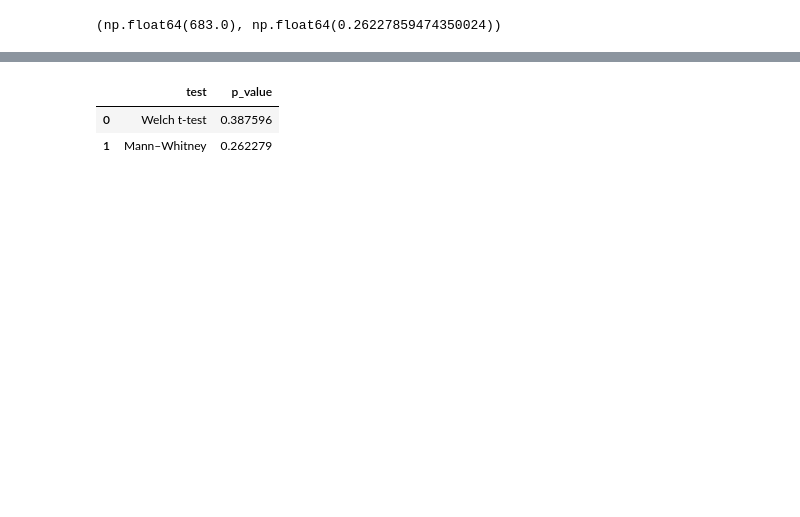
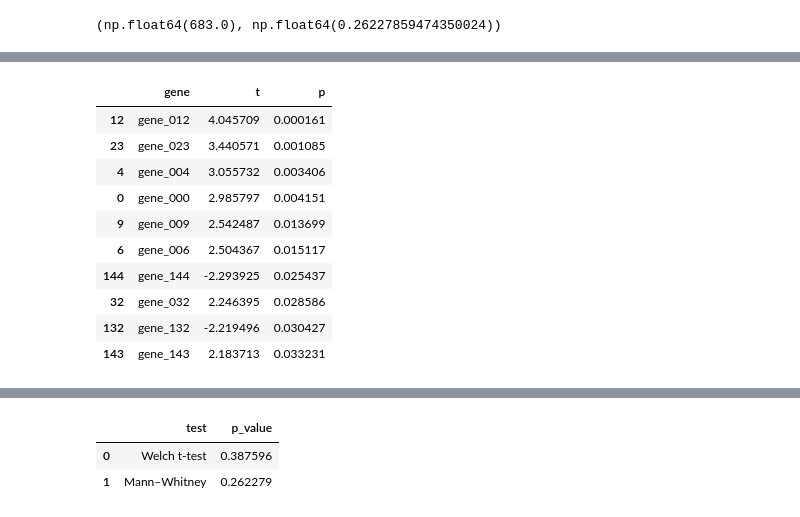
Before and after one commit to Raulomon/bioinformatics-learning, a Jupyter notebook: notebooks/00 Minimum base/03_stats_basico.ipynb, the cells around one changed output, grey strips where cells are left out. Drawn from its saved outputs; the diff is of its cells as text; code cells hidden in the pictures; blank space fills up the shorter version.

```diff
--- a/notebooks/00 Minimum base/03_stats_basico.ipynb
+++ b/notebooks/00 Minimum base/03_stats_basico.ipynb
@@ -97,0 +235,27 @@ distribución rara / muchos outliers → Mann–Whitney
+# %%
+# Ejercicio: 200 genes + FDR (BH)
+
+rng = np.random.default_rng(42)
+
+n_per_group = 30
+genes = [f"gene_{i:03d}" for i in range(200)]
+groups = np.array(["control"]*n_per_group + ["treated"]*n_per_group)
+sample_id = np.array([f"S{i:03d}" for i in range(len(groups))])
+
+# Expresión base
+X = rng.normal(loc=10, scale=2, size=(len(groups), len(genes)))
+
+# Introducimos efecto real en 15 genes (treated + 1.0)
+effect_genes = set(genes[:15])
+for j, g in enumerate(genes):
+    if g in effect_genes:
+        X[groups == "treated", j] += 1.0
+
+df_long = pd.DataFrame({
+    "sample_id": np.repeat(sample_id, len(genes)),
+    "group": np.repeat(groups, len(genes)),
+    "gene": np.tile(genes, len(sample_id)),
+    "expression": X.reshape(-1)
+})
+
+df_long.head()
@@ -97,0 +269,23 @@ distribución rara / muchos outliers → Mann–Whitney
+# %%
+# p-values por gen con Welch
+rows = []
+for g in genes:
+    x = df_long.loc[(df_long["group"]=="treated") & (df_long["gene"]==g), "expression"].values
+    y = df_long.loc[(df_long["group"]=="control") & (df_long["gene"]==g), "expression"].values
+    t, p = stats.ttest_ind(x, y, equal_var=False)
+    rows.append((g, t, p))
+
+res = pd.DataFrame(rows, columns=["gene", "t", "p"])
+res.sort_values("p").head(10)
+# %% [output]
+|  | gene | t | p |
+| 12 | gene_012 | 4.045709 | 0.000161 |
+| 23 | gene_023 | 3.440571 | 0.001085 |
+| 4 | gene_004 | 3.055732 | 0.003406 |
+| 0 | gene_000 | 2.985797 | 0.004151 |
+| 9 | gene_009 | 2.542487 | 0.013699 |
+| 6 | gene_006 | 2.504367 | 0.015117 |
+| 144 | gene_144 | -2.293925 | 0.025437 |
+| 32 | gene_032 | 2.246395 | 0.028586 |
+| 132 | gene_132 | -2.219496 | 0.030427 |
+| 143 | gene_143 | 2.183713 | 0.033231 |
```
Also changed, not shown: parts of 19 cells of this notebook.
